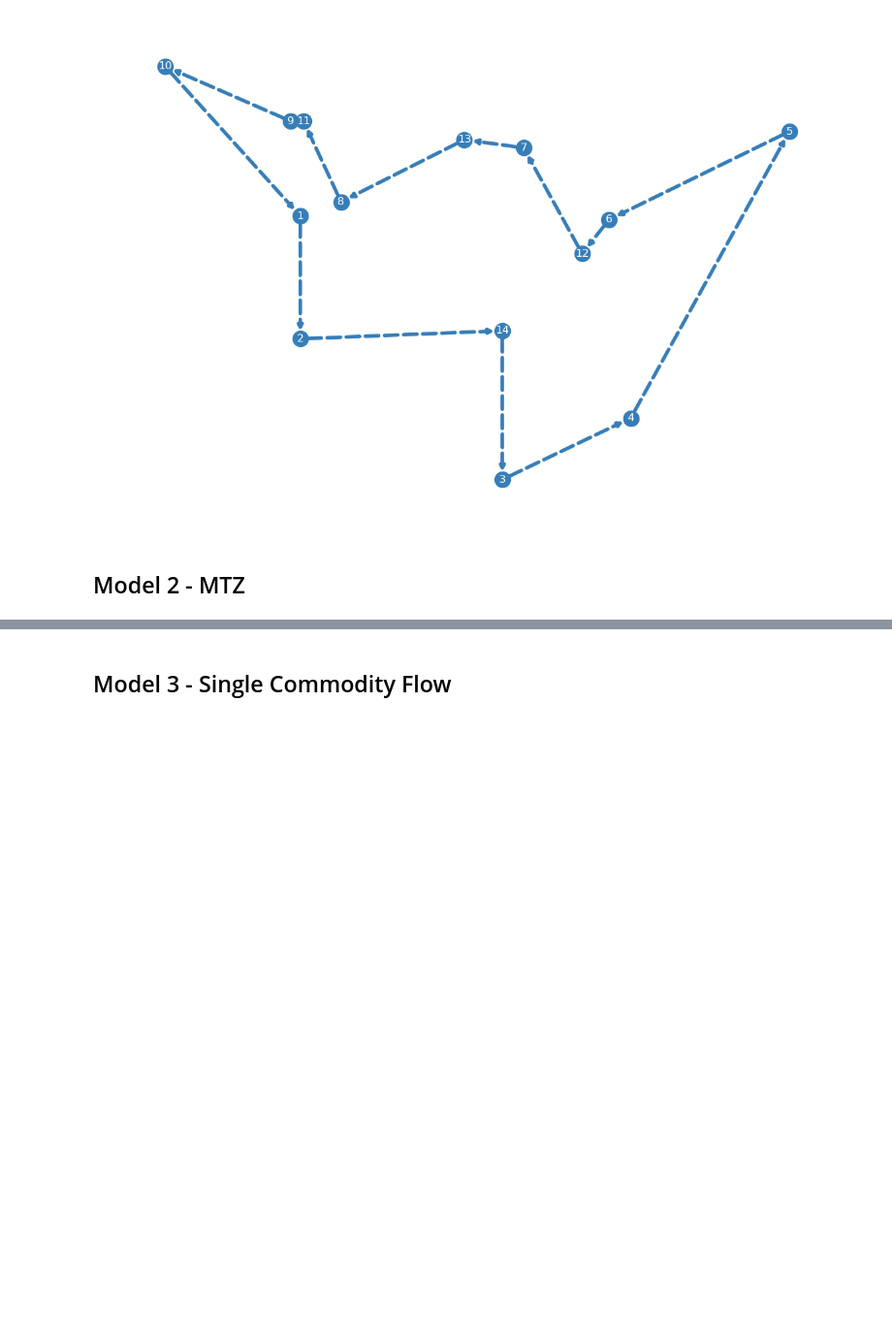
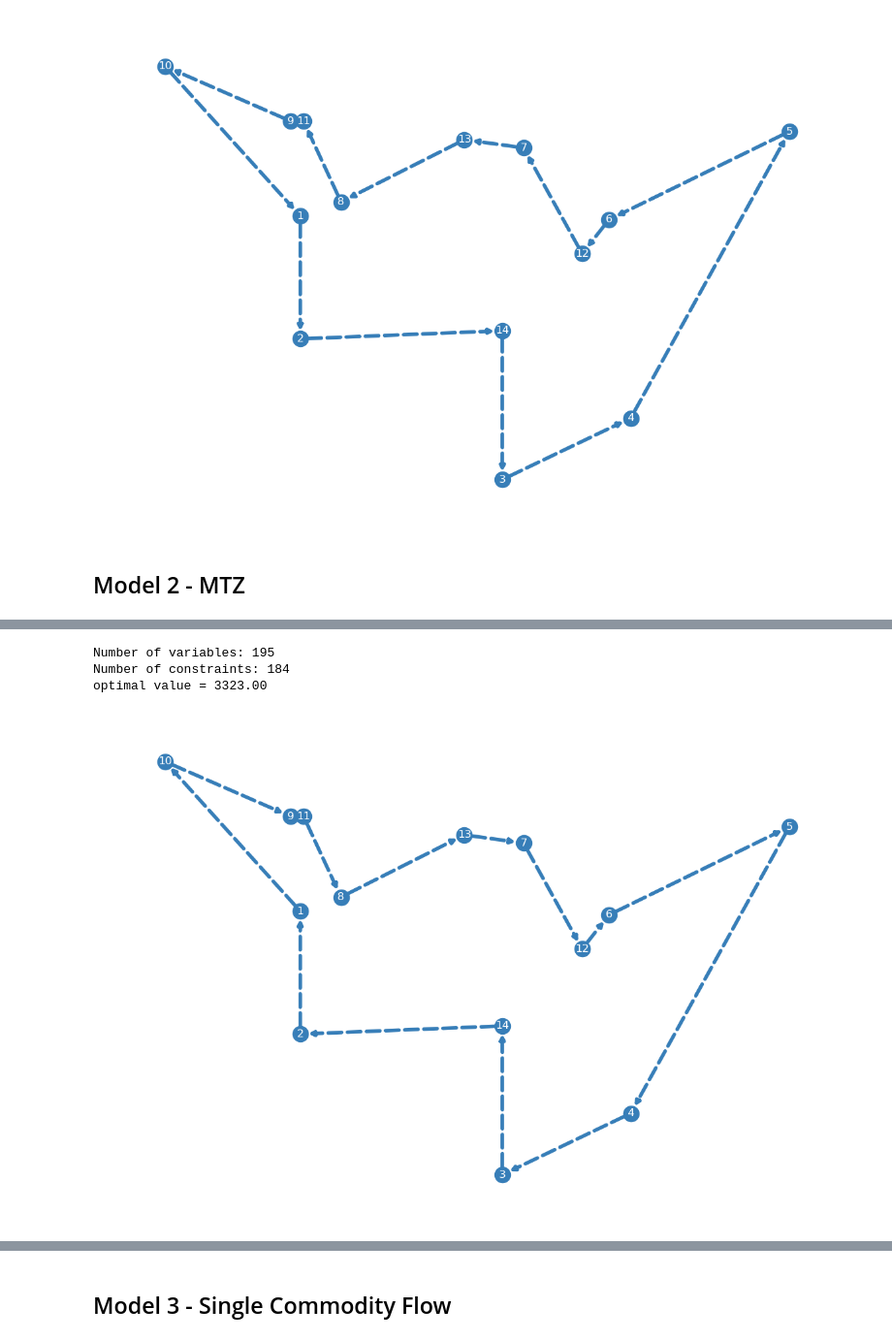
Before and after one commit to kunlei/python-ortools-notes, a Jupyter notebook: ip-tsp.ipynb, the cells around one changed output, grey strips where cells are left out. Shown at 97% size. Drawn from its saved outputs; the diff is of its cells as text; code cells hidden in the pictures; blank space fills up the shorter version.

```diff
--- a/ip-tsp.ipynb
+++ b/ip-tsp.ipynb
@@ -490,0 +612,17 @@ Gap                : 0.00 %
+# %%
+#| label: fig-tsp-model2-burma14-sol
+#| fig-cap: Optimal route for the *burma14* instance
+
+instance = './data/tsp/burma14.tsp'
+
+model_v2 = TspModelV2()
+model_v2.read_inputs(instance_file=instance)
+model_v2.build_model()
+model_v2.show_model_info()
+model_v2.optimize(False)
+model_v2.show_opt_route()
+# %% [output]
+Number of variables: 195
+Number of constraints: 184
+optimal value = 3323.00
+[figure, added]
```
Also changed, not shown: parts of 20 cells of this notebook, 4 other files.
